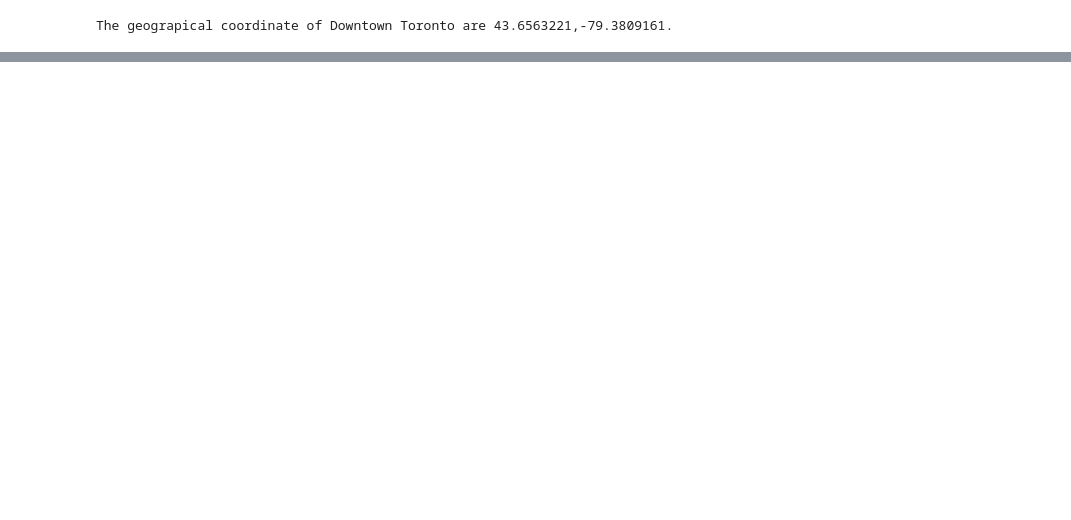
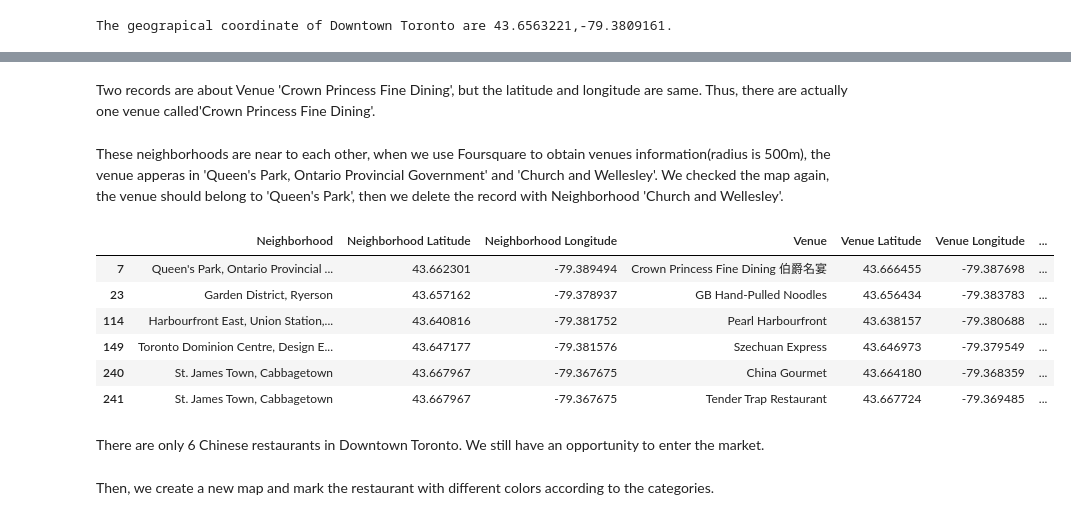
Before and after one commit to XM-Shang/Coursera_Capstone, a Jupyter notebook: The-Battle-of-the-Neighborhoods.ipynb, the cells around one changed output, grey strips where cells are left out. Saved outputs shown, nothing was run; the diff lists cells and outputs as text; code cells hidden in the pictures; blank space fills up the shorter version.

```diff
--- a/The-Battle-of-the-Neighborhoods.ipynb
+++ b/The-Battle-of-the-Neighborhoods.ipynb
@@ -358,0 +420,23 @@ map_DT=folium.Map(location=[latitude,longitude],zoom_start=11)
+# %% [markdown]
+Two records are about Venue 'Crown Princess Fine Dining', but the latitude and longitude are same. Thus, there are actually one venue called'Crown Princess Fine Dining'.
+# %% [markdown]
+These neighborhoods are near to each other, when we use Foursquare to obtain venues information(radius is 500m), the venue apperas in 'Queen's Park, Ontario Provincial Government' and 'Church and Wellesley'. We checked the map again, the venue should belong to 'Queen's Park', then we delete the record with Neighborhood 'Church and Wellesley'.
+# %%
+DT_restaurant.drop(293,inplace=True)
+DT_restaurant.reset_index(drop=True,inplace=True)
+#DT_restaurant.shape
+# %%
+CH_restaurant=DT_restaurant[DT_restaurant['Venue Category']=='Chinese Restaurant']
+CH_restaurant
+# %% [output]
+|  | Neighborhood | Neighborhood Latitude | Neighborhood Longitude | Venue | Venue Latitude | Venue Longitude | ... |
+| 7 | Queen's Park, Ontario Provincial ... | 43.662301 | -79.389494 | Crown Princess Fine Dining 伯爵名宴 | 43.666455 | -79.387698 | ... |
+| 23 | Garden District, Ryerson | 43.657162 | -79.378937 | GB Hand-Pulled Noodles | 43.656434 | -79.383783 | ... |
+| 114 | Harbourfront East, Union Station,... | 43.640816 | -79.381752 | Pearl Harbourfront | 43.638157 | -79.380688 | ... |
+| 149 | Toronto Dominion Centre, Design E... | 43.647177 | -79.381576 | Szechuan Express | 43.646973 | -79.379549 | ... |
+| 240 | St. James Town, Cabbagetown | 43.667967 | -79.367675 | China Gourmet | 43.664180 | -79.368359 | ... |
+| 241 | St. James Town, Cabbagetown | 43.667967 | -79.367675 | Tender Trap Restaurant | 43.667724 | -79.369485 | ... |
+# %% [markdown]
+There are only 6 Chinese restaurants in Downtown Toronto. We still have an opportunity to enter the market.
+# %% [markdown]
+Then, we create a new map and mark the restaurant with different colors according to the categories.
```
Also changed, not shown: parts of 86 cells of this notebook.
